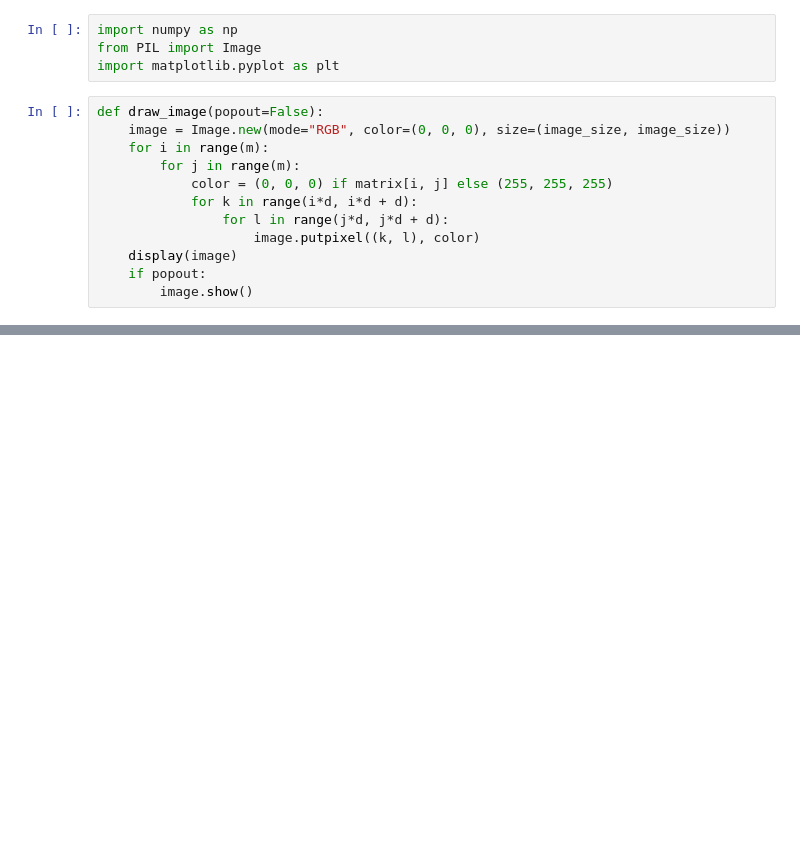
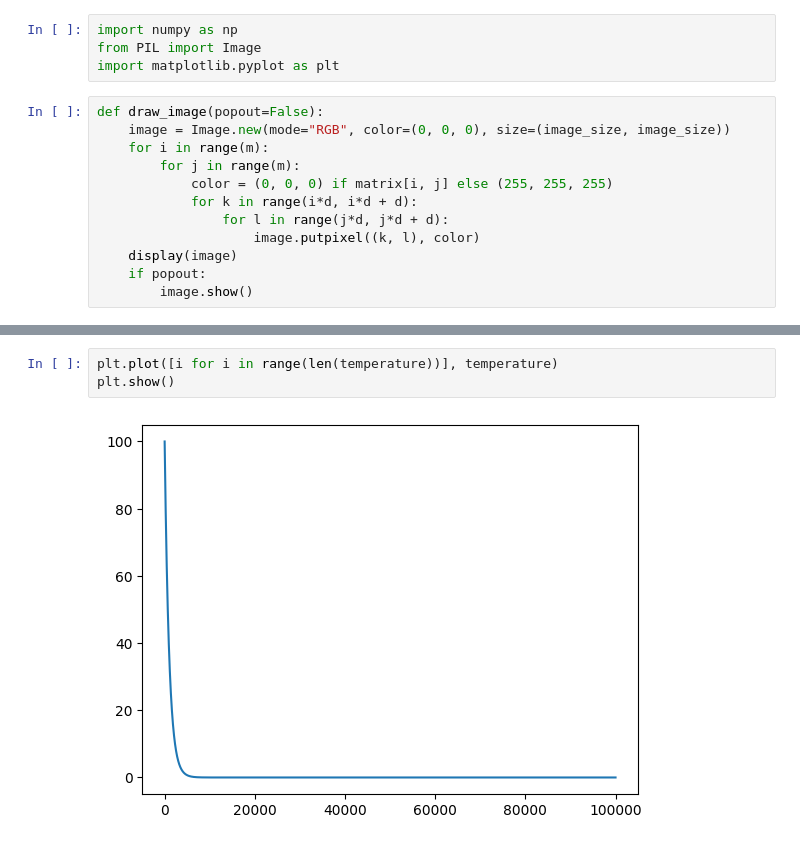
Before and after one commit to michal200292/Numericke-metody, a Jupyter notebook: lab4/zad2.ipynb, the cells around one changed output, grey strips where cells are left out. Cells and saved outputs as stored; diff of their text form; blank space fills up the shorter version.

```diff
--- a/lab4/zad2.ipynb
+++ b/lab4/zad2.ipynb
@@ -108,0 +131,5 @@ plt.show()
+# %%
+plt.plot([i for i in range(len(temperature))], temperature)
+plt.show()
+# %% [output]
+[figure, added]
```
Also changed, not shown: parts of 11 cells of this notebook, 1 other file.
